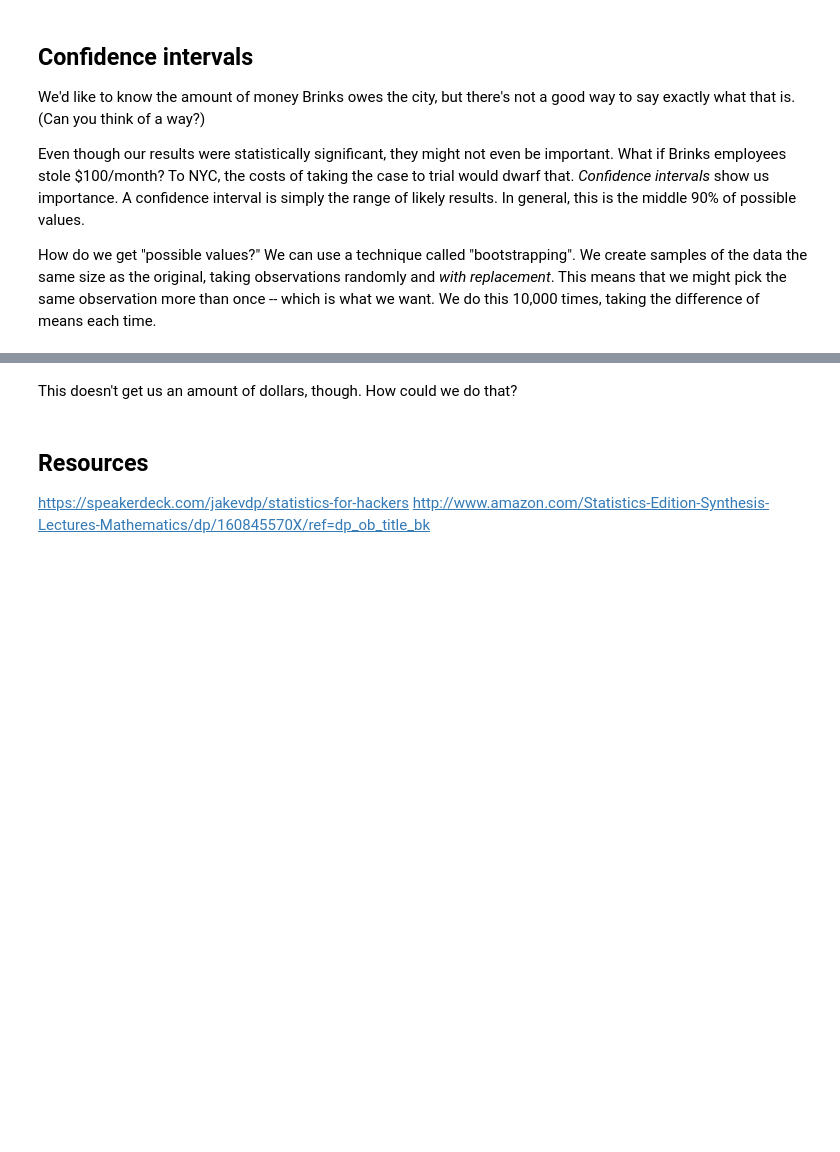
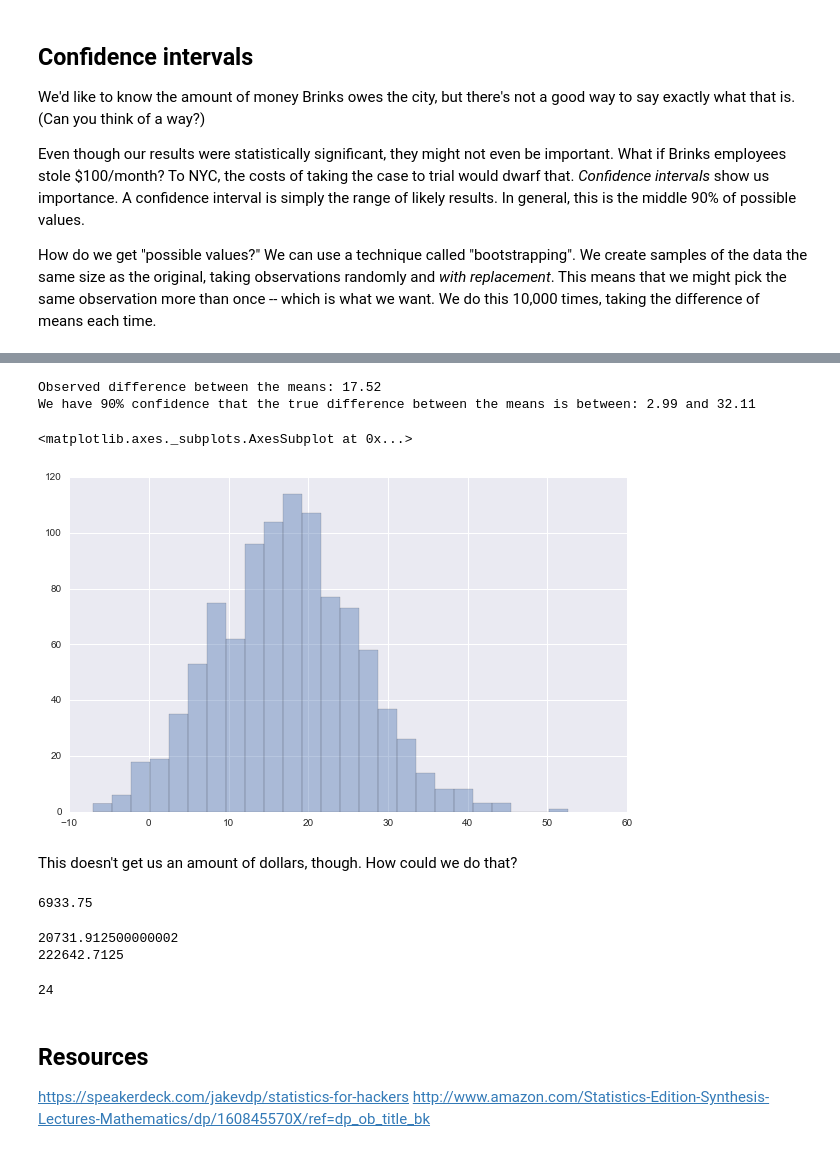
Before and after one commit to cndreisbach/stats-made-easy, a Jupyter notebook: p-values and confidence intervals.ipynb, the cells around one changed output, grey strips where cells are left out. Saved outputs shown, nothing was run; the diff lists cells and outputs as text; code cells hidden in the pictures; blank space fills up the shorter version.

```diff
--- a/p-values and confidence intervals.ipynb
+++ b/p-values and confidence intervals.ipynb
@@ -28,6 +53,7 @@ meter_records.dtypes
 # %% [markdown]
 Look at line 9. For some reason, we have a space in the number. I could remove that space, but judging from the other numbers, I'm not sure that's good data. I'm going to throw it out.
 # %%
-meter_records = pd.read_csv("data/parking-meters.tsv", sep="\t", skiprows=[0,11], header=None,
+meter_records = pd.read_csv("data/parking-meters.tsv", sep="\t",
+                            skiprows=[0,11], header=None,
                             names=["month", "total", "city", "brinks"])
 meter_records.head(10)
@@ -92,5 +166,5 @@ mean_revenue_diff(mr2)
 # %%
-num_experiments = 10000
+num_experiments = 1000
 results = []
 count = 0
 for _ in range(num_experiments):
@@ -148,10 +241,32 @@ upper_bound = int(math.floor(num_experiments * (1 - tails)))
 print("Observed difference between the means: %.2f" % observed_mean_diff)
 print("We have %d%% confidence that the true difference between the means is between: %.2f and %.2f" % \
       (conf_interval * 100, results[lower_bound], results[upper_bound]))
+# %% [output]
+Observed difference between the means: 17.52
+We have 90% confidence that the true difference between the means is between: 2.99 and 32.11
+# %%
+plt.figure(figsize=(10, 6))
+sns.distplot(results, kde=False)
+# %% [output]
+<matplotlib.axes._subplots.AxesSubplot at 0x...>
+[figure, added]
 # %% [markdown]
 This doesn't get us an amount of dollars, though. How could we do that?
 # %%
 # Do amount of dollars calculations here.
+meter_records[meter_records.brinks == 1].city.mean()
+# %% [output]
+6933.75
+# %%
+print(2.99 * 6933.75)
+print(32.11 * 6933.75)
+# %% [output]
+20731.912500000002
+222642.7125
+# %%
+len(meter_records[meter_records.brinks == 1])
+# %% [output]
+24
 # %% [markdown]
 ## Resources
 
```
Also changed, not shown: parts of 18 cells of this notebook, 1 other file.
